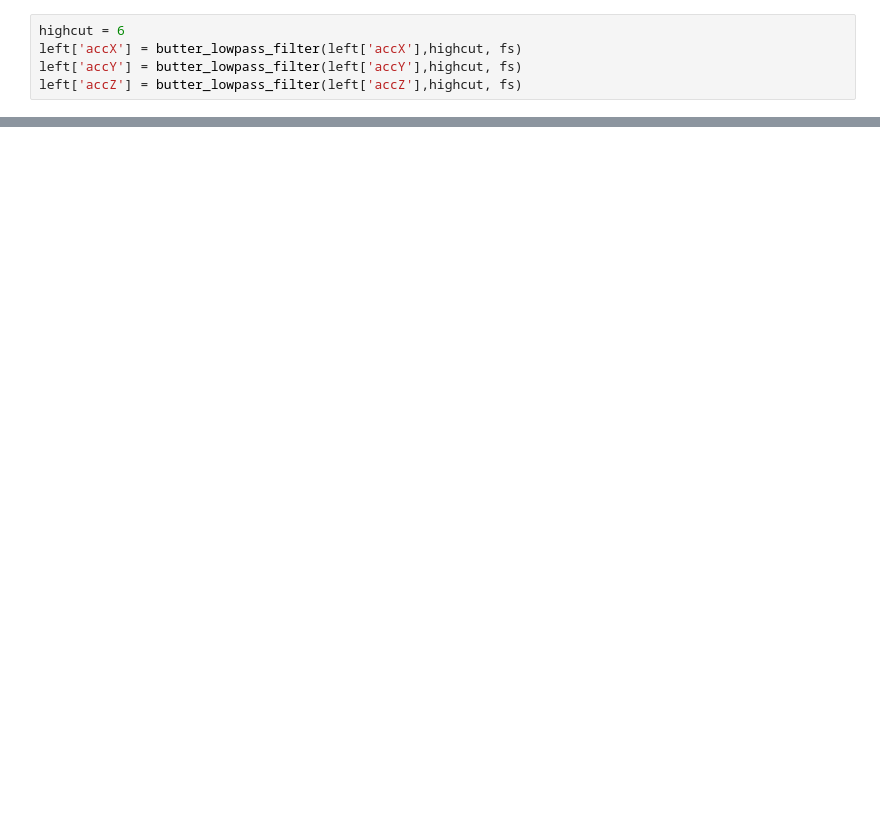
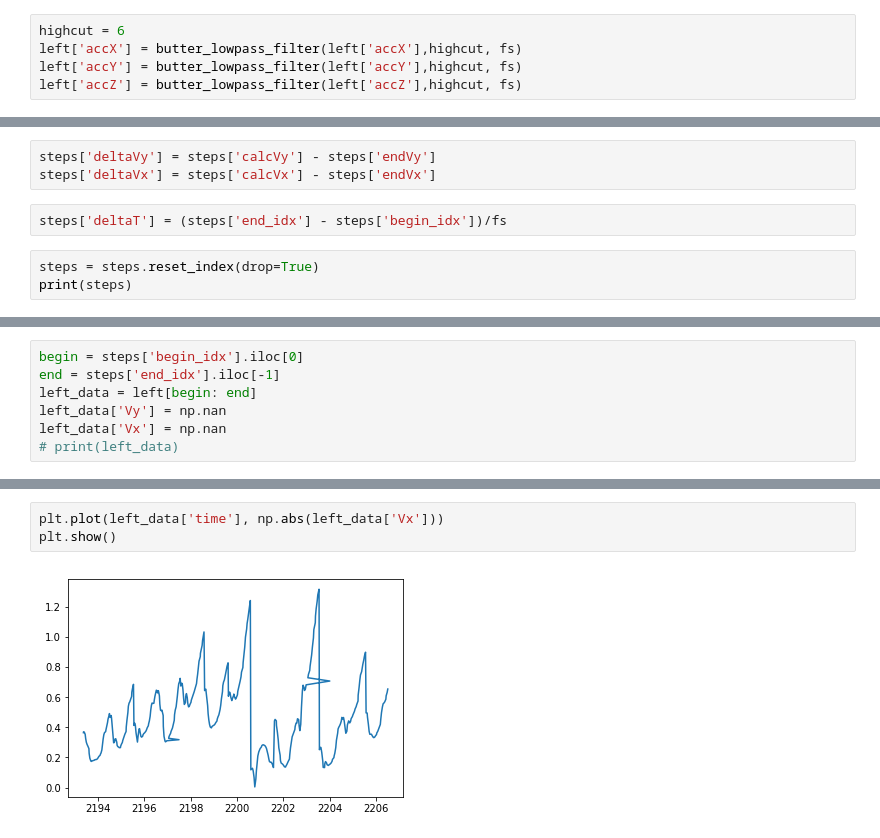
Before and after one commit to Jeoyyyy/Walking_data_analysis, a Jupyter notebook: Margaret/WalkingData.ipynb, the cells around one changed output, grey strips where cells are left out. Cells and saved outputs as stored; diff of their text form; blank space fills up the shorter version.

```diff
--- a/Margaret/WalkingData.ipynb
+++ b/Margaret/WalkingData.ipynb
@@ -175,0 +273,8 @@ print(getStepFrequency(left['gyroZ']))
+# %%
+steps['deltaVy'] = steps['calcVy'] - steps['endVy']
+steps['deltaVx'] = steps['calcVx'] - steps['endVx']
+# %%
+steps['deltaT'] = (steps['end_idx'] - steps['begin_idx'])/fs
+# %%
+steps = steps.reset_index(drop=True)
+print(steps)
@@ -175,0 +299,7 @@ print(getStepFrequency(left['gyroZ']))
+# %%
+begin = steps['begin_idx'].iloc[0]
+end = steps['end_idx'].iloc[-1]
+left_data = left[begin: end]
+left_data['Vy'] = np.nan
+left_data['Vx'] = np.nan
+# print(left_data)
@@ -175,0 +389,5 @@ print(getStepFrequency(left['gyroZ']))
+# %%
+plt.plot(left_data['time'], np.abs(left_data['Vx']))
+plt.show()
+# %% [output]
+[figure, added]
```
Also changed, not shown: parts of 26 cells of this notebook.
